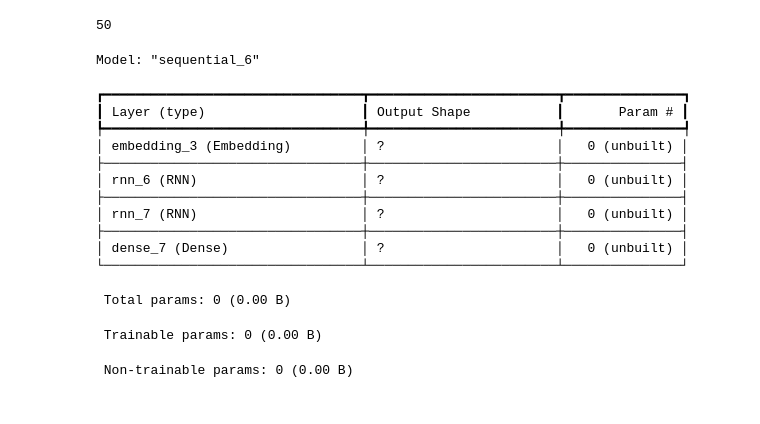
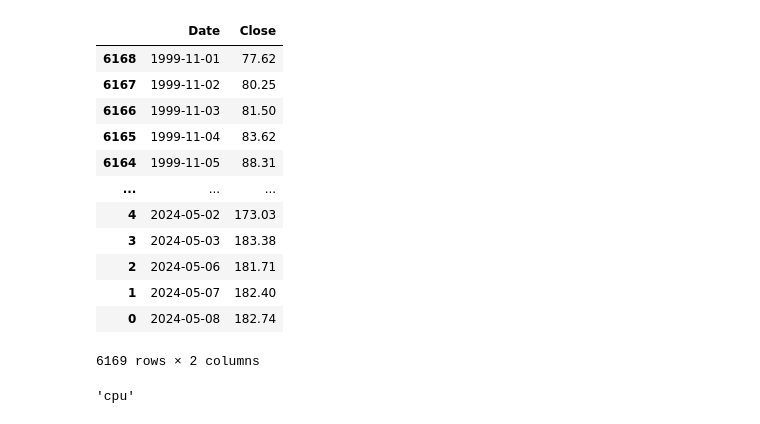
Before and after one commit to AndrewTaoWen/stock-price-v2, a Jupyter notebook: lstm_prediction.ipynb, the cells around one changed output. Saved outputs shown, nothing was run; the diff lists cells and outputs as text; code cells hidden in the pictures.

Commit message:
lstm implemented

```diff
--- a/lstm_prediction.ipynb
+++ b/lstm_prediction.ipynb
@@ -283,49 +0,0 @@ for ui in range(num_unrollings):
-# %%
-len(train_inputs)
-
-print(len(train_outputs))
-# %% [output]
-50
-# %%
-from tensorflow import keras
-from keras import layers
-
-lstm_cells = [layers.LSTMCell(
-    units=units,
-    kernel_initializer='glorot_uniform',
-    recurrent_initializer='glorot_uniform',
-    dropout=dropout,  # Directly specify dropout in the LSTMCell
-    recurrent_dropout=dropout
-) for units in num_nodes]
-
-model = tf.keras.Sequential()
-model.add(layers.Embedding(input_dim=1000, output_dim=64))  # Example embedding layer
-
-# Adding each LSTM layer
-for lstm_cell in lstm_cells:
-    model.add(layers.RNN(lstm_cell, return_sequences=True))
-
-# Adding output layer
-model.add(layers.Dense(1, activation='sigmoid'))
-
-# Compiling the model
-model.compile(optimizer='adam', loss='binary_crossentropy', metrics=['accuracy'])
-
-# Summary of the model
-model.summary()
-# %% [output]
-Model: "sequential_6"
-┏━━━━━━━━━━━━━━━━━━━━━━━━━━━━━━━━━┳━━━━━━━━━━━━━━━━━━━━━━━━┳━━━━━━━━━━━━━━━┓
-┃ Layer (type)                    ┃ Output Shape           ┃       Param # ┃
-┡━━━━━━━━━━━━━━━━━━━━━━━━━━━━━━━━━╇━━━━━━━━━━━━━━━━━━━━━━━━╇━━━━━━━━━━━━━━━┩
-│ embedding_3 (Embedding)         │ ?                      │   0 (unbuilt) │
-├─────────────────────────────────┼────────────────────────┼───────────────┤
-│ rnn_6 (RNN)                     │ ?                      │   0 (unbuilt) │
-├─────────────────────────────────┼────────────────────────┼───────────────┤
-│ rnn_7 (RNN)                     │ ?                      │   0 (unbuilt) │
-├─────────────────────────────────┼────────────────────────┼───────────────┤
-│ dense_7 (Dense)                 │ ?                      │   0 (unbuilt) │
-└─────────────────────────────────┴────────────────────────┴───────────────┘
- Total params: 0 (0.00 B)
- Trainable params: 0 (0.00 B)
- Non-trainable params: 0 (0.00 B)
@@ -331,0 +10,23 @@ Model: "sequential_6"
+# %%
+data = data[['Date', 'Close']]
+data = data.sort_values("Date")
+data
+# %% [output]
+|  | Date | Close |
+| 6168 | 1999-11-01 | 77.62 |
+| 6167 | 1999-11-02 | 80.25 |
+| 6166 | 1999-11-03 | 81.50 |
+| 6165 | 1999-11-04 | 83.62 |
+| 6164 | 1999-11-05 | 88.31 |
+| ... | ... | ... |
+| 4 | 2024-05-02 | 173.03 |
+| 3 | 2024-05-03 | 183.38 |
+| 2 | 2024-05-06 | 181.71 |
+| 1 | 2024-05-07 | 182.40 |
+| 0 | 2024-05-08 | 182.74 |
+6169 rows × 2 columns
+# %%
+device = 'cuda:0' if torch.cuda.is_available() else 'cpu'
+device
+# %% [output]
+'cpu'
```
Also changed, not shown: parts of 45 cells of this notebook.
